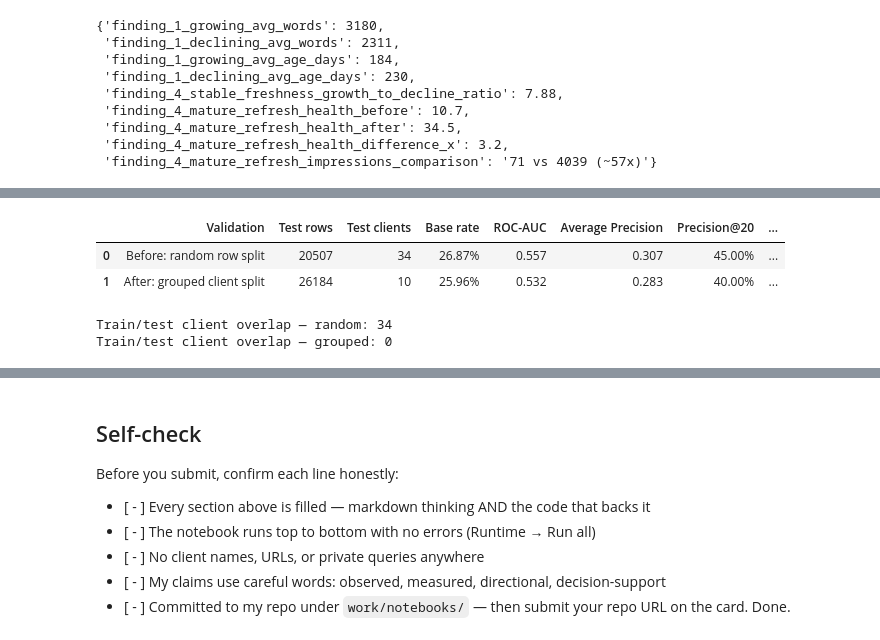
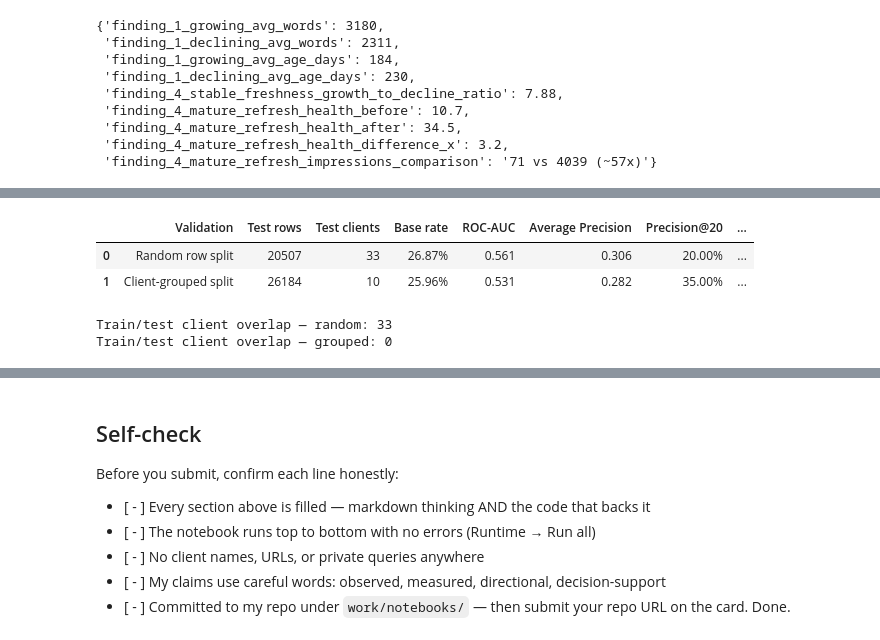
Before and after one commit to stfnnnnnnn/karl-mangahas-flyrank, a Jupyter notebook: work/notebooks/w06_validation_audit.ipynb, the cells around one changed output, grey strips where cells are left out. Saved outputs shown, nothing was run; the diff lists cells and outputs as text; code cells hidden in the pictures.

```diff
--- a/work/notebooks/w06_validation_audit.ipynb
+++ b/work/notebooks/w06_validation_audit.ipynb
@@ -164,57 +214,98 @@ Overall decline base rate: 26.87%
 from sklearn.ensemble import RandomForestClassifier
 from sklearn.model_selection import train_test_split, GroupShuffleSplit
 from sklearn.metrics import roc_auc_score, average_precision_score
+from sklearn.impute import SimpleImputer
+from sklearn.pipeline import Pipeline
 
 SAFE_FEATURES = ["imp_prev30", "clk_prev30", "pos_prev30"]
 X = features[SAFE_FEATURES].copy()
-X["pos_prev30"] = X["pos_prev30"].fillna(0)
 y = features["is_declining"].copy()
 groups = features["client_hash_id"]
 
 def precision_at_k(y_true, scores, k):
+    y_true = np.asarray(y_true)
+    scores = np.asarray(scores)
     k = min(k, len(scores))
-    order = np.argsort(-np.asarray(scores))[:k]
-    return np.asarray(y_true)[order].mean()
+    order = np.argsort(-scores)[:k]
+    return float(y_true[order].mean())
+
+def new_rf():
+    return Pipeline([
+        ("imputer", SimpleImputer(strategy="median")),
+        ("model", RandomForestClassifier(
+            n_estimators=300,
+            random_state=42,
+            n_jobs=-1,
+        )),
+    ])
 
 def fit_eval(train_idx, test_idx, label):
-    model = RandomForestClassifier(n_estimators=300, random_state=42, n_jobs=-1)
+    model = new_rf()
     model.fit(X.iloc[train_idx], y.iloc[train_idx])
     prob = model.predict_proba(X.iloc[test_idx])[:, 1]
-    yt = y.iloc[test_idx]
+    yt = y.iloc[test_idx].to_numpy()
+
     return model, prob, {
         "Validation": label,
         "Test rows": len(test_idx),
         "Test clients": groups.iloc[test_idx].nunique(),
-        "Base rate": yt.mean(),
+        "Base rate": float(np.mean(yt)),
         "ROC-AUC": roc_auc_score(yt, prob),
         "Average Precision": average_precision_score(yt, prob),
         "Precision@20": precision_at_k(yt, prob, 20),
         "Precision@50": precision_at_k(yt, prob, 50),
     }
 
-# BEFORE: ordinary row-random split.
 idx = np.arange(len(features))
-tr_r, te_r = train_test_split(idx, test_size=0.25, random_state=42, stratify=y)
-rf_random, prob_random, before = fit_eval(tr_r, te_r, "Before: random row split")
 
-# AFTER: whole clients held out.
-gss = GroupShuffleSplit(n_splits=1, test_size=0.25, random_state=42)
+# Audit comparison: ordinary row-random split.
+tr_r, te_r = train_test_split(
+    idx,
+    test_size=0.25,
+    random_state=42,
+    stratify=y,
+)
+rf_random, prob_random, before = fit_eval(
+    tr_r, te_r, "Random row split"
+)
+
+# Week 5 design: whole clients held out.
+gss = GroupShuffleSplit(
+    n_splits=1,
+    test_size=0.25,
+    random_state=42,
+)
 tr_g, te_g = next(gss.split(X, y, groups))
-rf_grouped, prob_grouped, after = fit_eval(tr_g, te_g, "After: grouped client split")
+rf_grouped, prob_grouped, after = fit_eval(
+    tr_g, te_g, "Client-grouped split"
+)
 
 split_comparison = pd.DataFrame([before, after])
+
 display(split_comparison.style.format({
-    "Base rate": "{:.2%}", "ROC-AUC": "{:.3f}", "Average Precision": "{:.3f}",
-    "Precision@20": "{:.2%}", "Precision@50": "{:.2%}"
+    "Base rate": "{:.2%}",
+    "ROC-AUC": "{:.3f}",
+    "Average Precision": "{:.3f}",
+    "Precision@20": "{:.2%}",
+    "Precision@50": "{:.2%}",
 }))
 
-print("Train/test client overlap — random:", len(set(groups.iloc[tr_r]) & set(groups.iloc[te_r])))
-print("Train/test client overlap — grouped:", len(set(groups.iloc[tr_g]) & set(groups.iloc[te_g])))
+random_overlap = len(
+    set(groups.iloc[tr_r]) & set(groups.iloc[te_r])
+)
+grouped_overlap = len(
+    set(groups.iloc[tr_g]) & set(groups.iloc[te_g])
+)
+
+print("Train/test client overlap — random:", random_overlap)
+print("Train/test client overlap — grouped:", grouped_overlap)
+
+assert grouped_overlap == 0
 # %% [output]
 |  | Validation | Test rows | Test clients | Base rate | ROC-AUC | Average Precision | Precision@20 | ... |
-| 0 | Before: random row split | 20507 | 34 | 26.87% | 0.557 | 0.307 | 45.00% | ... |
-| 1 | After: grouped client split | 26184 | 10 | 25.96% | 0.532 | 0.283 | 40.00% | ... |
+| 0 | Random row split | 20507 | 33 | 26.87% | 0.561 | 0.306 | 20.00% | ... |
+| 1 | Client-grouped split | 26184 | 10 | 25.96% | 0.531 | 0.282 | 35.00% | ... |
-Train/test client overlap — random: 34
+Train/test client overlap — random: 33
 Train/test client overlap — grouped: 0
 # %% [markdown]
 ## 3. Leakage audit
```
Also changed, not shown: parts of 10 cells of this notebook.
